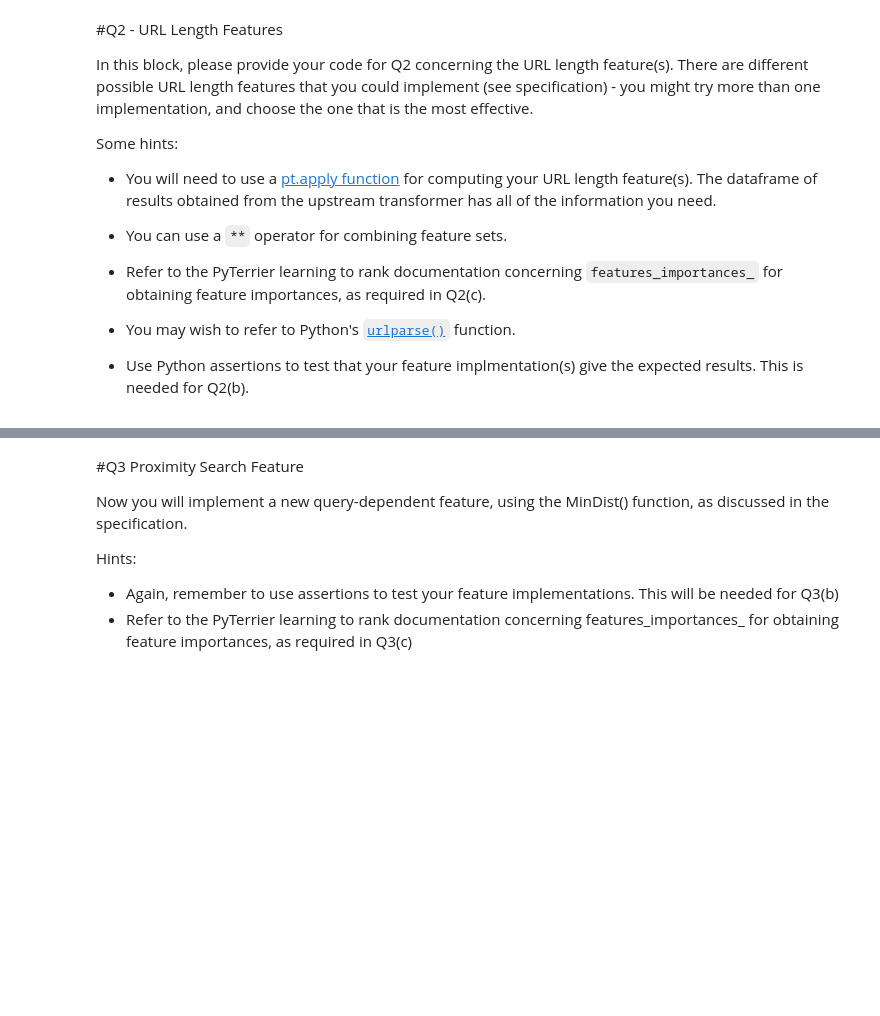
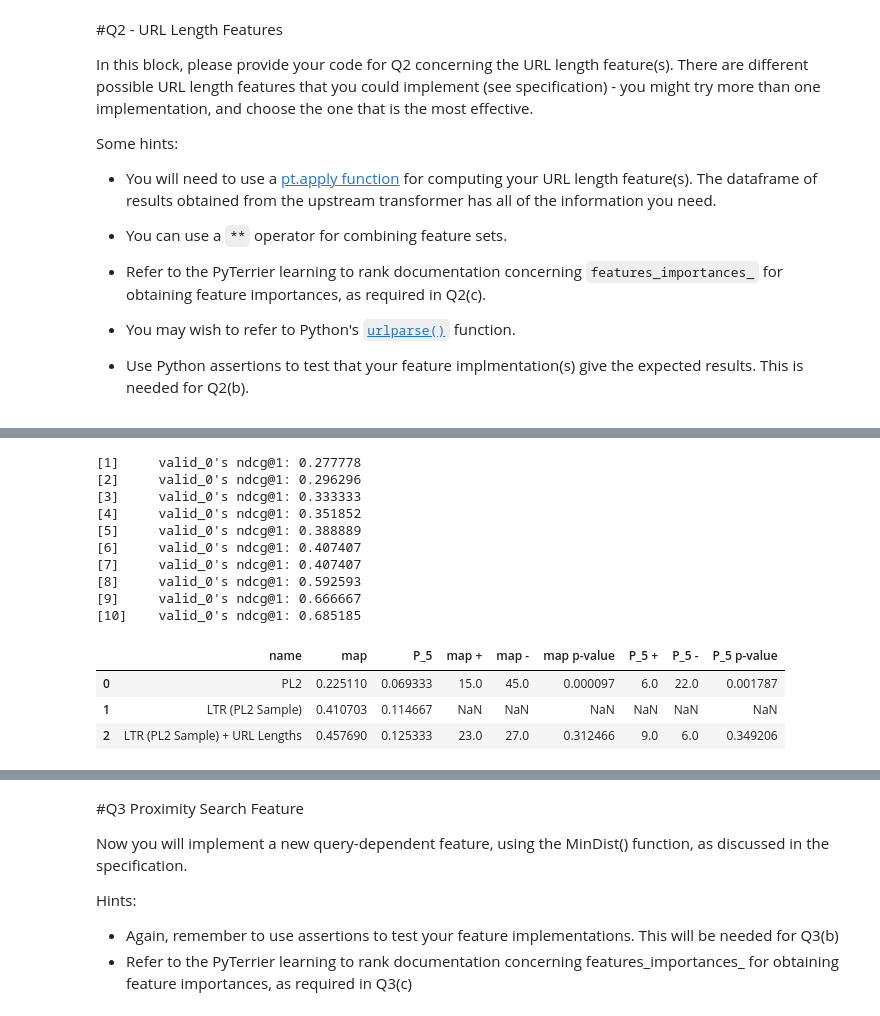
Before and after one commit to podyssea/InformationRetrieval, a Jupyter notebook: InformationRetrievalExercise2_2210049p.ipynb, the cells around one changed output, grey strips where cells are left out. Saved outputs shown, nothing was run; the diff lists cells and outputs as text; code cells hidden in the pictures; blank space fills up the shorter version.

```diff
--- a/InformationRetrievalExercise2_2210049p.ipynb
+++ b/InformationRetrievalExercise2_2210049p.ipynb
@@ -228,7 +218,7 @@ def _url_length_feature(row):
     f1 = len(content)
     return np.array([f1])
 
-def _url_slash_feature(row):
+def _url_slashes_feature(row):
     #Get the docid
     docid = row["docid"]
     #Get the content of the url string
@@ -237,13 +227,13 @@ def _url_slash_feature(row):
     f1 = content.count("/")
     return np.array([f1])
 
-def _url_chars_after_hostname(row):
+def _url_chars_after_hostname_feature(row):
     docid = row["docid"]
     #Get the content of the url string
     content = index.getMetaIndex().getItem("url", docid)
     return np.array([len("".join(content.split("/")[2:]))])
 
-def _url_chars_after_hostname(row):
+def _url_category_feature(row):
     docid = row["docid"]
     #Get the content of the url string
     content = index.getMetaIndex().getItem("url", docid)
@@ -256,16 +246,3 @@ def _url_chars_after_hostname(row):
       return np.array([3])
     else:
       return np.array([4])
-
-
-lmart_l_urls = lgb.LGBMRanker(task="train",
-    min_data_in_leaf=1,
-    min_sum_hessian_in_leaf=100,
-    max_bin=255,
-    num_leaves=7,
-    objective="lambdarank",
-    metric="ndcg",
-    ndcg_eval_at=[1, 3, 5, 10],
-    learning_rate= .1,
-    importance_type="gain",
-    num_iterations=10)
@@ -315,0 +249,34 @@ boosted_model_url.search("chemical reaction")
+# %%
+lmart_l_url_slashes = lgb.LGBMRanker(task="train",
+    min_data_in_leaf=1,
+    min_sum_hessian_in_leaf=100,
+    max_bin=255,
+    num_leaves=7,
+    objective="lambdarank",
+    metric="ndcg",
+    ndcg_eval_at=[1, 3, 5, 10],
+    learning_rate= .1,
+    importance_type="gain",
+    num_iterations=10)
+
+secondpassUB_slashes = pt.BatchRetrieve(index, wmodel="PL2", metadata=["docno", "url", "body"], verbose=True)
+url_slashes_feature = secondpassUB_slashes >> pt.apply.doc_features(_url_slashes_feature)
+combined_features_url_slashes = secondpassUB_slashes >> (stage12 ** url_slashes_feature)
+boosted_model_url_slashes = combined_features_url_slashes >> pt.ltr.apply_learned_model(lmart_l_url_slashes, form="ltr")
+boosted_model_url_slashes.fit(tr_topics, tr_qrels, va_topics, va_qrels)
+pt.Experiment([stage12, lmart_l_pipe, boosted_model_url_slashes], test_topics, test_qrels, ["map", "P.5"], names=["PL2", "LTR (PL2 Sample)", "LTR (PL2 Sample) + URL Lengths"], baseline = 1)
+# %% [output]
+[1]     valid_0's ndcg@1: 0.277778
+[2]     valid_0's ndcg@1: 0.296296
+[3]     valid_0's ndcg@1: 0.333333
+[4]     valid_0's ndcg@1: 0.351852
+[5]     valid_0's ndcg@1: 0.388889
+[6]     valid_0's ndcg@1: 0.407407
+[7]     valid_0's ndcg@1: 0.407407
+[8]     valid_0's ndcg@1: 0.592593
+[9]     valid_0's ndcg@1: 0.666667
+[10]    valid_0's ndcg@1: 0.685185
+|  | name | map | P_5 | map + | map - | map p-value | P_5 + | P_5 - | P_5 p-value |
+| 0 | PL2 | 0.225110 | 0.069333 | 15.0 | 45.0 | 0.000097 | 6.0 | 22.0 | 0.001787 |
+| 1 | LTR (PL2 Sample) | 0.410703 | 0.114667 | NaN | NaN | NaN | NaN | NaN | NaN |
+| 2 | LTR (PL2 Sample) + URL Lengths | 0.457690 | 0.125333 | 23.0 | 27.0 | 0.312466 | 9.0 | 6.0 | 0.349206 |
```
Also changed, not shown: parts of 38 cells of this notebook.
